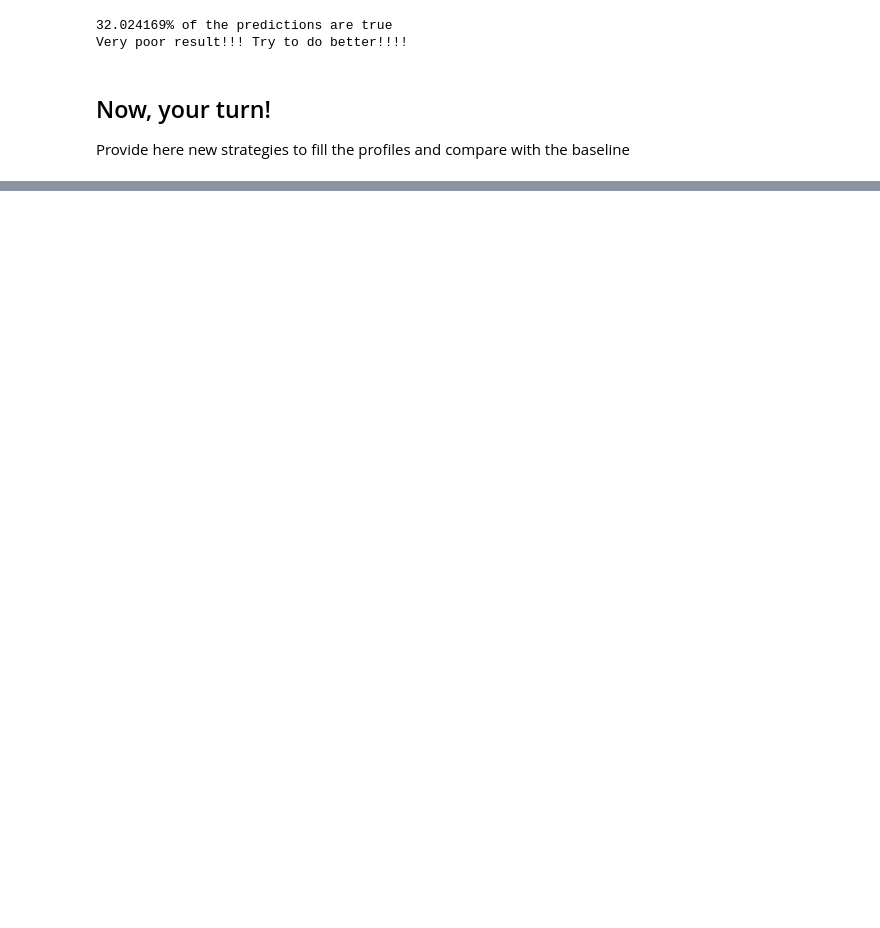
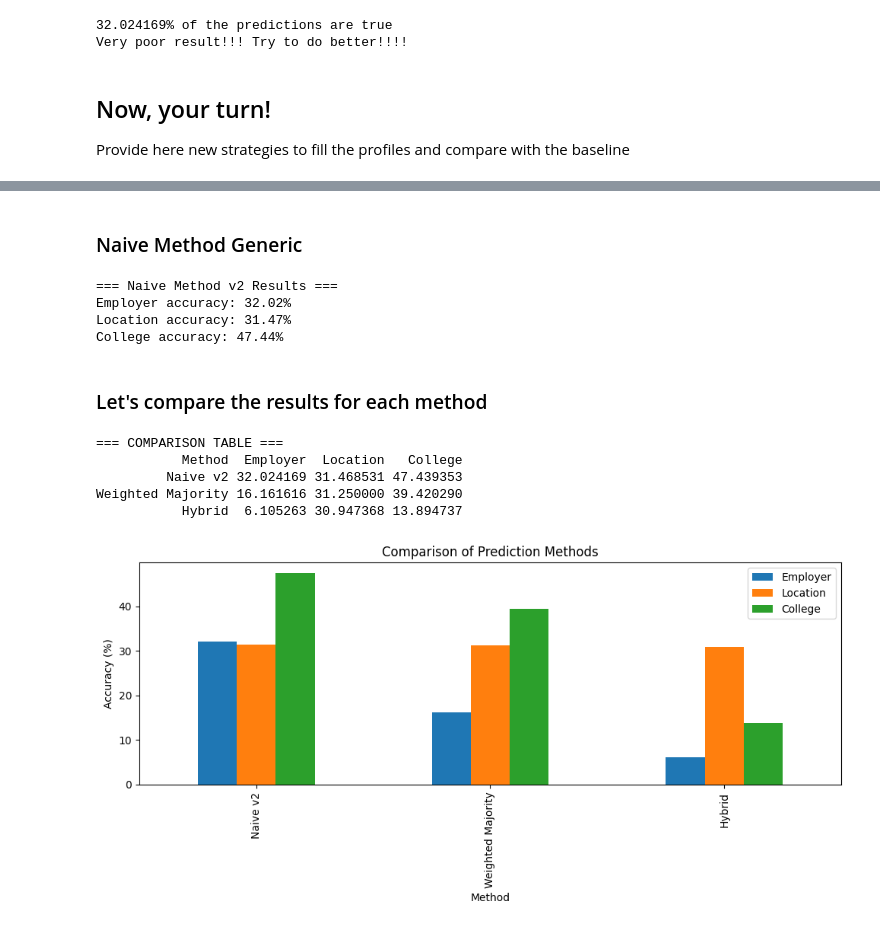
Before and after one commit to Nico-Grosso/Challenge1, a Jupyter notebook: Fill_empty_nodes_yourname.ipynb, the cells around one changed output, grey strips where cells are left out. Drawn from its saved outputs; the diff is of its cells as text; code cells hidden in the pictures; blank space fills up the shorter version.

```diff
--- a/Fill_empty_nodes_yourname.ipynb
+++ b/Fill_empty_nodes_yourname.ipynb
@@ -265,4 +267,5 @@ naive_predicted_values = naive_method(G, empty, df_e)
 We need to compare the predicted attributes to the groundtruth, i.e. the expected attributes
 # %%
 df_e_truth = pd.read_csv('./groundtruth/employer.csv', sep='\t', header='infer')
-df_e_truth.head()
+df_loc_truth = pd.read_csv('./groundtruth/location.csv', sep='\t', header='infer')
+df_col_truth = pd.read_csv('./groundtruth/college.csv', sep='\t', header='infer')
@@ -440,0 +429,2 @@ college weighted accuracy: 13.894736842105264
+# %% [markdown]
+### Naive Method Generic
@@ -440,0 +468,48 @@ college weighted accuracy: 13.894736842105264
+# %%
+# Evaluation: Naive Method v2 Results
+predicted_employer_v2 = naive_method_generic(G, empty, df_emp)
+predicted_location_v2 = naive_method_generic(G, empty, df_loc)
+predicted_college_v2 = naive_method_generic(G, empty, df_col)
+
+result_naive_emp = evaluation_accuracy(df_e_truth, predicted_employer_v2)
+result_naive_loc = evaluation_accuracy(df_loc_truth, predicted_location_v2)
+result_naive_col = evaluation_accuracy(df_col_truth, predicted_college_v2)
+
+print("=== Naive Method v2 Results ===")
+print(f"Employer accuracy: {result_naive_emp:.2f}%")
+print(f"Location accuracy: {result_naive_loc:.2f}%")
+print(f"College accuracy: {result_naive_col:.2f}%")
+# %% [output]
+=== Naive Method v2 Results ===
+Employer accuracy: 32.02%
+Location accuracy: 31.47%
+College accuracy: 47.44%
+# %% [markdown]
+### Let's compare the results for each method
+# %%
+comparison_data = {
+    'Method': ['Naive v2', 'Weighted Majority', 'Hybrid'],
+    'Employer': [result_naive_emp, result_weighted_emp, result_hybrid_emp],
+    'Location': [result_naive_loc, result_weighted_loc, result_hybrid_loc],
+    'College': [result_naive_col, result_weighted_col, result_hybrid_col]
+}
+
+df_comparison = pd.DataFrame(comparison_data)
+print("\n=== COMPARISON TABLE ===")
+print(df_comparison.to_string(index=False))
+
+# Visualization
+fig, ax = plt.subplots(figsize=(10, 5))
+df_comparison.set_index('Method')[['Employer', 'Location', 'College']].plot(ax=ax, kind='bar')
+ax.set_title('Comparison of Prediction Methods')
+ax.set_ylabel('Accuracy (%)')
+ax.set_xlabel('Method')
+plt.tight_layout()
+plt.show()
+# %% [output]
+=== COMPARISON TABLE ===
+           Method  Employer  Location   College
+         Naive v2 32.024169 31.468531 47.439353
+Weighted Majority 16.161616 31.250000 39.420290
+           Hybrid  6.105263 30.947368 13.894737
+[figure, added]
```
Also changed, not shown: parts of 10 cells of this notebook.
